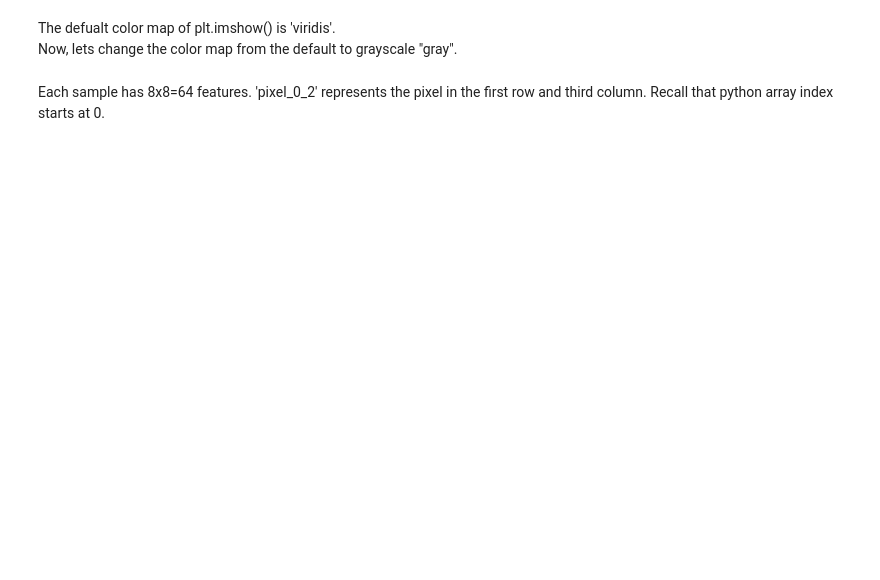
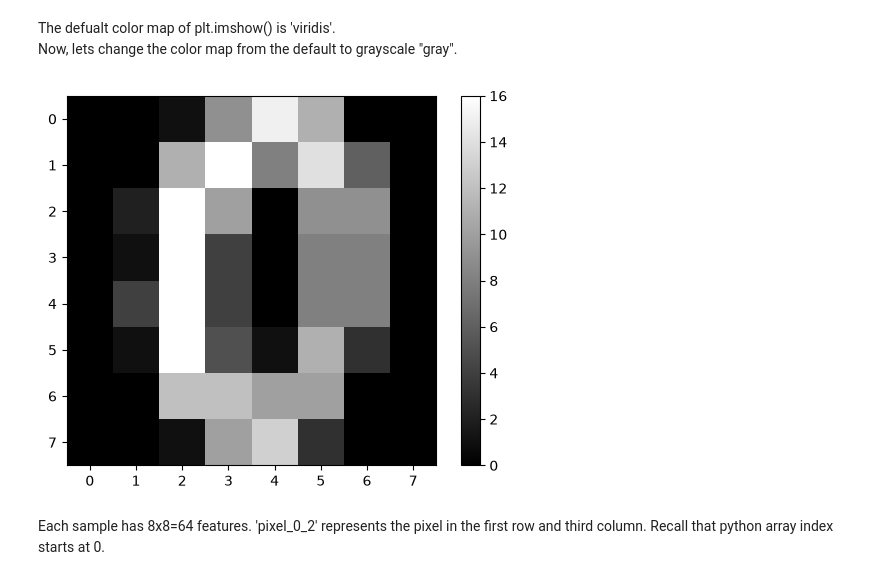
Before and after one commit to 2379836379/Artificial-Intelligence-for-Chemistry-Laboratory-2026Summer-PKU, a Jupyter notebook: lab1_ML4ImgRec.ipynb, the cells around one changed output. Drawn from its saved outputs; the diff is of its cells as text; code cells hidden in the pictures; blank space fills up the shorter version.

```diff
--- a/lab1_ML4ImgRec.ipynb
+++ b/lab1_ML4ImgRec.ipynb
@@ -315,10 +341,12 @@ plt.show()
 The defualt color map of plt.imshow() is 'viridis'. <br>
 Now, lets change the color map from the default to grayscale "gray". <br>
 # %%
-plt.imshow(digits.images[0],cmap="gray")
+plt.imshow(digits.images[10],cmap="gray")
 cbar = plt.colorbar()
 plt.show()
 #TODO change the image index to show other images
+# %% [output]
+[figure, added]
 # %% [markdown]
 Each sample has 8x8=64 features. 'pixel_0_2' represents the pixel in the first row and third column. Recall that python array index starts at 0.
 # %%
```
Also changed, not shown: parts of 30 cells of this notebook, 8 other files.
